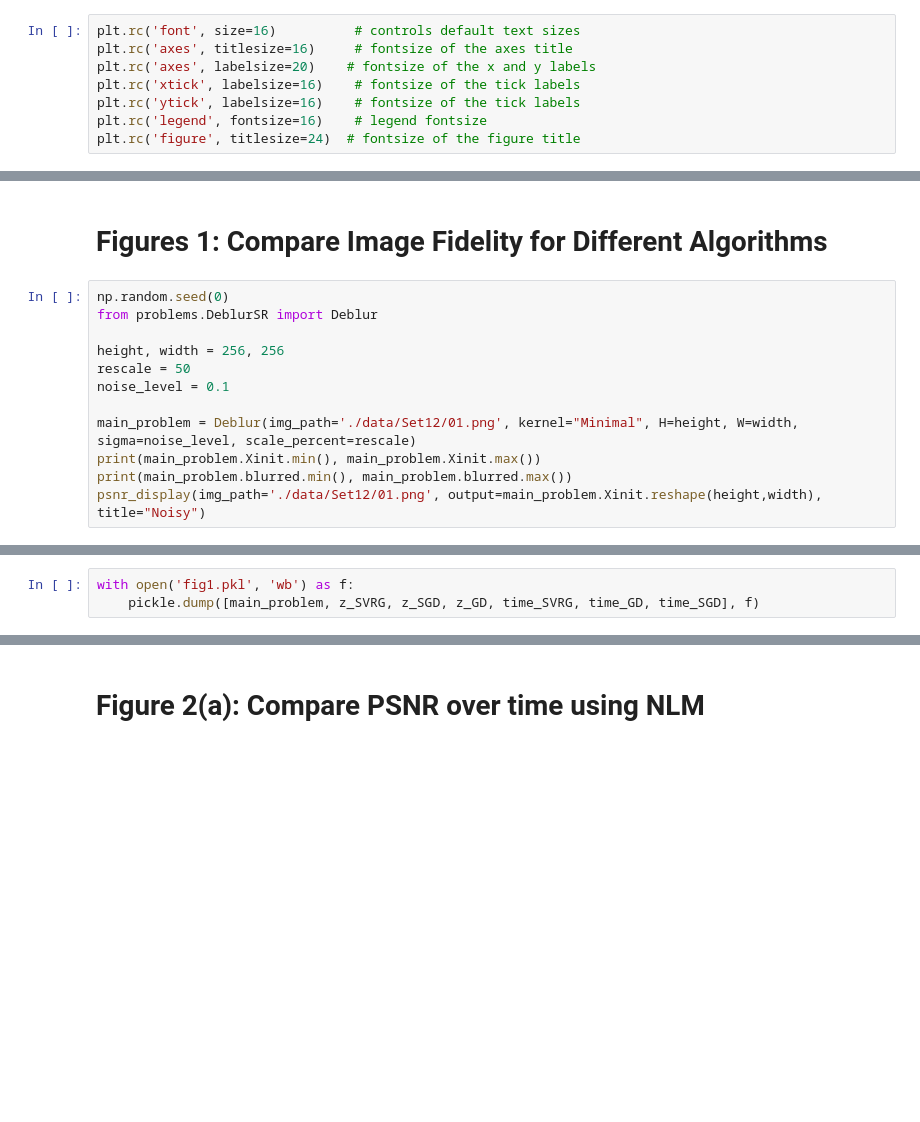
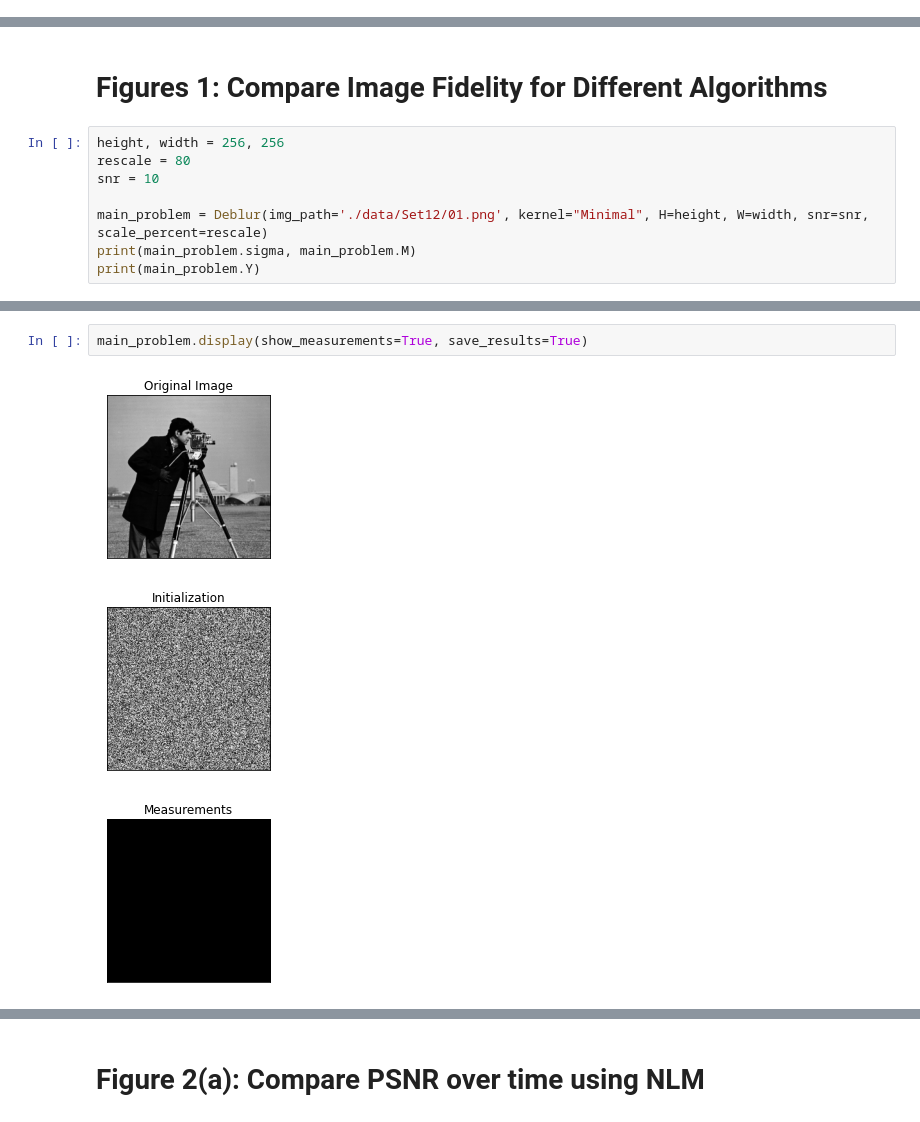
Before and after one commit to vmonardo/pnp-svrg, a Jupyter notebook: create_paper_figures_deblur.ipynb, the cells around one changed output, grey strips where cells are left out. Drawn from its saved outputs; the diff is of its cells as text; blank space fills up the shorter version.

Commit message:
use random initialization

```diff
--- a/create_paper_figures_deblur.ipynb
+++ b/create_paper_figures_deblur.ipynb
@@ -23,8 +19,0 @@ cpu
-# %%
-plt.rc('font', size=16)          # controls default text sizes
-plt.rc('axes', titlesize=16)     # fontsize of the axes title
-plt.rc('axes', labelsize=20)    # fontsize of the x and y labels
-plt.rc('xtick', labelsize=16)    # fontsize of the tick labels
-plt.rc('ytick', labelsize=16)    # fontsize of the tick labels
-plt.rc('legend', fontsize=16)    # legend fontsize
-plt.rc('figure', titlesize=24)  # fontsize of the figure title
@@ -31,15 +23,11 @@ plt.rc('figure', titlesize=24)  # fontsize of the figure title
 # %% [markdown]
 # Figures 1: Compare Image Fidelity for Different Algorithms
 # %%
-np.random.seed(0)
-from problems.DeblurSR import Deblur
+height, width = 256, 256
+rescale = 80
+snr = 10
 
-height, width = 256, 256
-rescale = 50
-noise_level = 0.1
-
-main_problem = Deblur(img_path='./data/Set12/01.png', kernel="Minimal", H=height, W=width, sigma=noise_level, scale_percent=rescale)
-print(main_problem.Xinit.min(), main_problem.Xinit.max())
-print(main_problem.blurred.min(), main_problem.blurred.max())
-psnr_display(img_path='./data/Set12/01.png', output=main_problem.Xinit.reshape(height,width), title="Noisy")
+main_problem = Deblur(img_path='./data/Set12/01.png', kernel="Minimal", H=height, W=width, snr=snr, scale_percent=rescale)
+print(main_problem.sigma, main_problem.M)
+print(main_problem.Y)
 # %% [output]
@@ -413,3 +37,6 @@ plt.show()
-# %%
-with open('fig1.pkl', 'wb') as f:
-    pickle.dump([main_problem, z_SVRG, z_SGD, z_GD, time_SVRG, time_GD, time_SGD], f)
+# %%
+main_problem.display(show_measurements=True, save_results=True)
+# %% [output]
+[figure, added]
+[figure, added]
+[figure, added]
```
Also changed, not shown: parts of 21 cells of this notebook, 4 other files.
